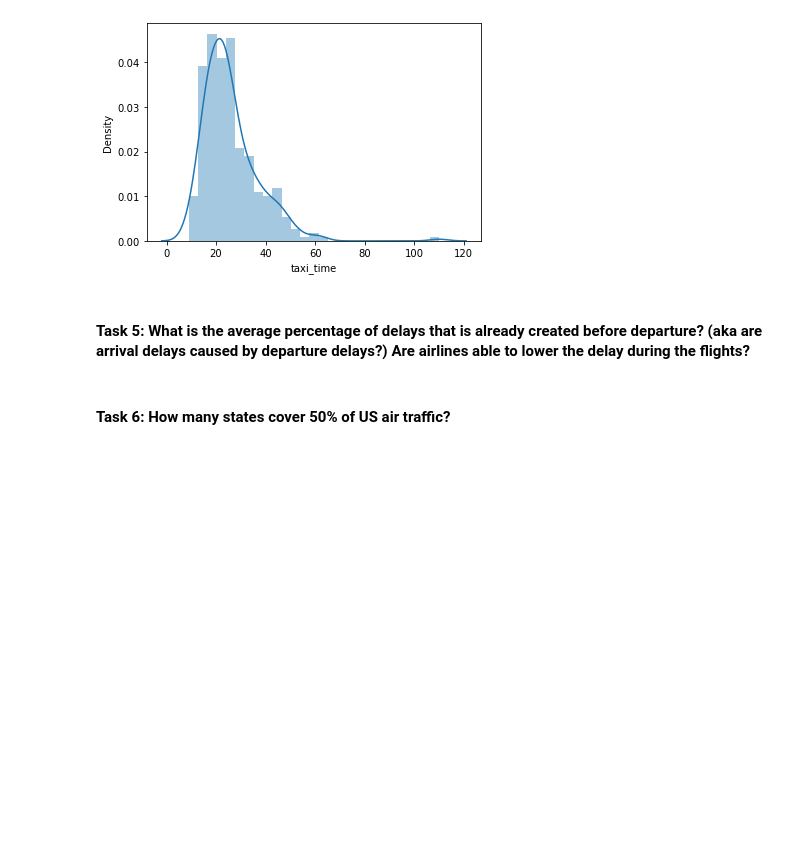
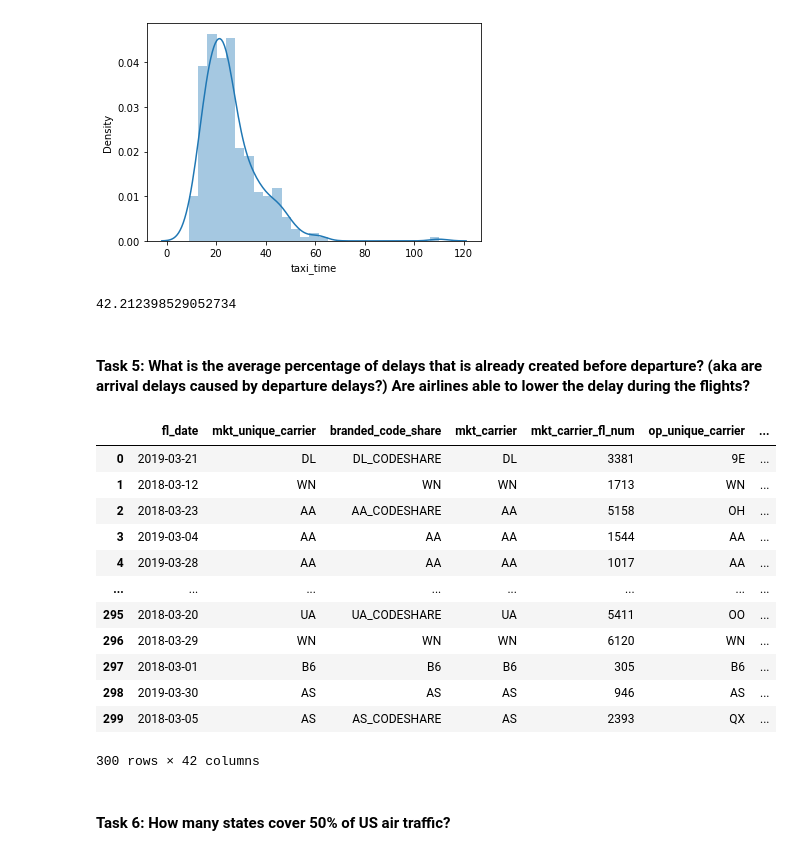
Before and after one commit to Richlorr/MidtermFlights, a Jupyter notebook: exploratory_analysis.ipynb, the cells around one changed output. Saved outputs shown, nothing was run; the diff lists cells and outputs as text; code cells hidden in the pictures; blank space fills up the shorter version.

```diff
--- a/exploratory_analysis.ipynb
+++ b/exploratory_analysis.ipynb
@@ -325,8 +380,29 @@ sns.distplot(month_df['taxi_time'])
 # %% [output]
 <AxesSubplot:xlabel='taxi_time', ylabel='Density'>
 [figure]
+# %%
+lat, lon = get_latlon(df)
+lat
+# %% [output]
+42.212398529052734
 # %% [markdown]
 #### **Task 5**: What is the average percentage of delays that is already created before departure? (aka are arrival delays caused by departure delays?) Are airlines able to lower the delay during the flights?
+# %%
+df
+# %% [output]
+|  | fl_date | mkt_unique_carrier | branded_code_share | mkt_carrier | mkt_carrier_fl_num | op_unique_carrier | ... |
+| 0 | 2019-03-21 | DL | DL_CODESHARE | DL | 3381 | 9E | ... |
+| 1 | 2018-03-12 | WN | WN | WN | 1713 | WN | ... |
+| 2 | 2018-03-23 | AA | AA_CODESHARE | AA | 5158 | OH | ... |
+| 3 | 2019-03-04 | AA | AA | AA | 1544 | AA | ... |
+| 4 | 2019-03-28 | AA | AA | AA | 1017 | AA | ... |
+| ... | ... | ... | ... | ... | ... | ... | ... |
+| 295 | 2018-03-20 | UA | UA_CODESHARE | UA | 5411 | OO | ... |
+| 296 | 2018-03-29 | WN | WN | WN | 6120 | WN | ... |
+| 297 | 2018-03-01 | B6 | B6 | B6 | 305 | B6 | ... |
+| 298 | 2019-03-30 | AS | AS | AS | 946 | AS | ... |
+| 299 | 2018-03-05 | AS | AS_CODESHARE | AS | 2393 | QX | ... |
+300 rows × 42 columns
 # %% [markdown]
 #### **Task 6**: How many states cover 50% of US air traffic?
 # %% [markdown]
```
Also changed, not shown: parts of 22 cells of this notebook.
